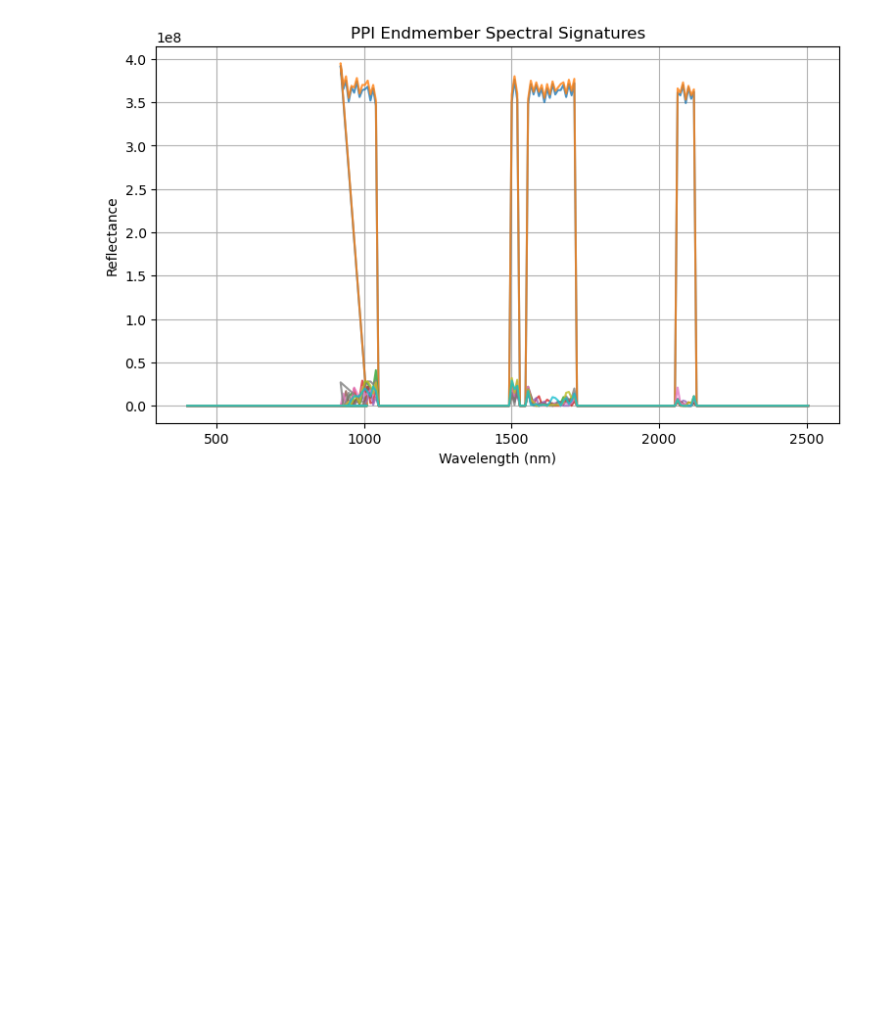
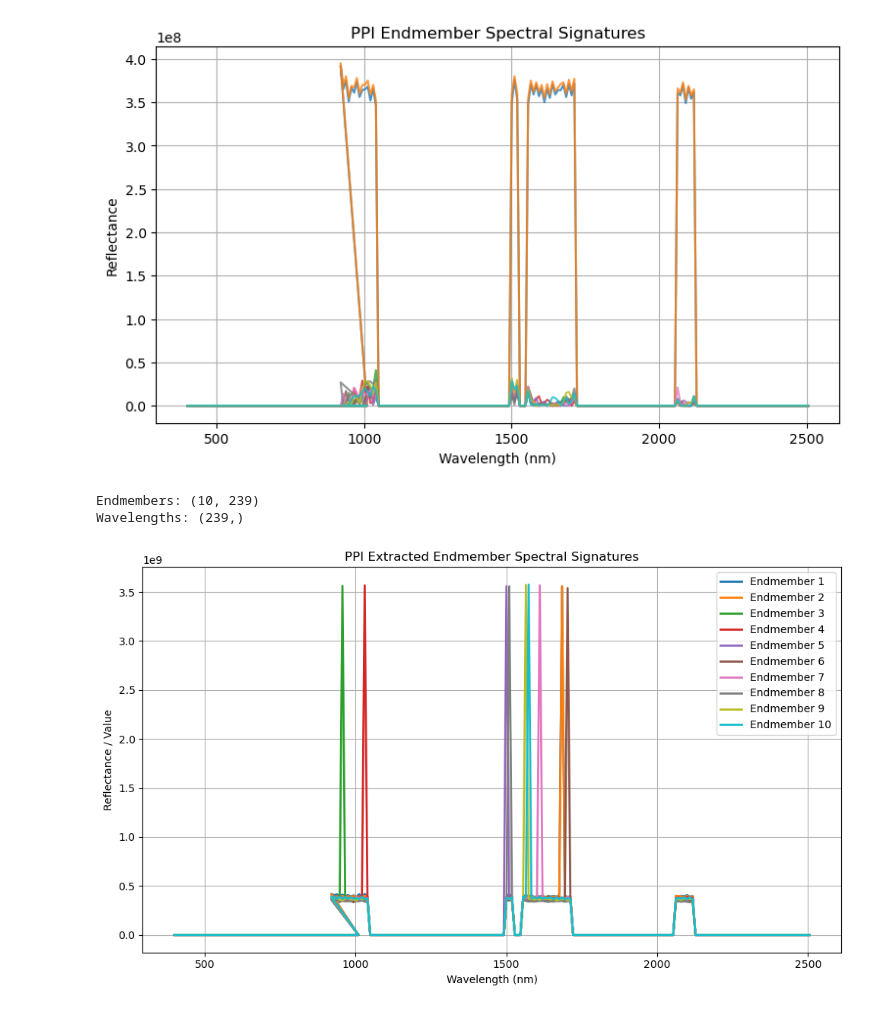
Before and after one commit to Daljit777/hyperspec_project, a Jupyter notebook: project.ipynb, the cells around one changed output. Drawn from its saved outputs; the diff is of its cells as text; code cells hidden in the pictures; blank space fills up the shorter version.

Commit message:
Endmember Extraction

```diff
--- a/project.ipynb
+++ b/project.ipynb
@@ -931,3 +959,40 @@ plt.grid(True)
 plt.show()
 # %% [output]
 [figure]
+# %%
+# Load Endmember Spectra
+import numpy as np
+import matplotlib.pyplot as plt
+
+# Load endmember spectra
+endmembers = np.load("endmembers.npy")   # (10, 239)
+
+# Load wavelengths
+wavelengths = np.load("wavelengths_fixed.npy")  # (239,)
+
+print("Endmembers:", endmembers.shape)
+print("Wavelengths:", wavelengths.shape)
+# %% [output]
+Endmembers: (10, 239)
+Wavelengths: (239,)
+# %%
+# Plot all endmembers together
+plt.figure(figsize=(10, 6))
+
+for i in range(endmembers.shape[0]):
+    plt.plot(
+        wavelengths,
+        endmembers[i],
+        label=f"Endmember {i+1}",
+        linewidth=2
+    )
+
+plt.xlabel("Wavelength (nm)")
+plt.ylabel("Reflectance / Value")
+plt.title("PPI Extracted Endmember Spectral Signatures")
+plt.legend()
+plt.grid(True)
+plt.tight_layout()
+plt.show()
+# %% [output]
+[figure, added]
```
Also changed, not shown: parts of 4 cells of this notebook.
